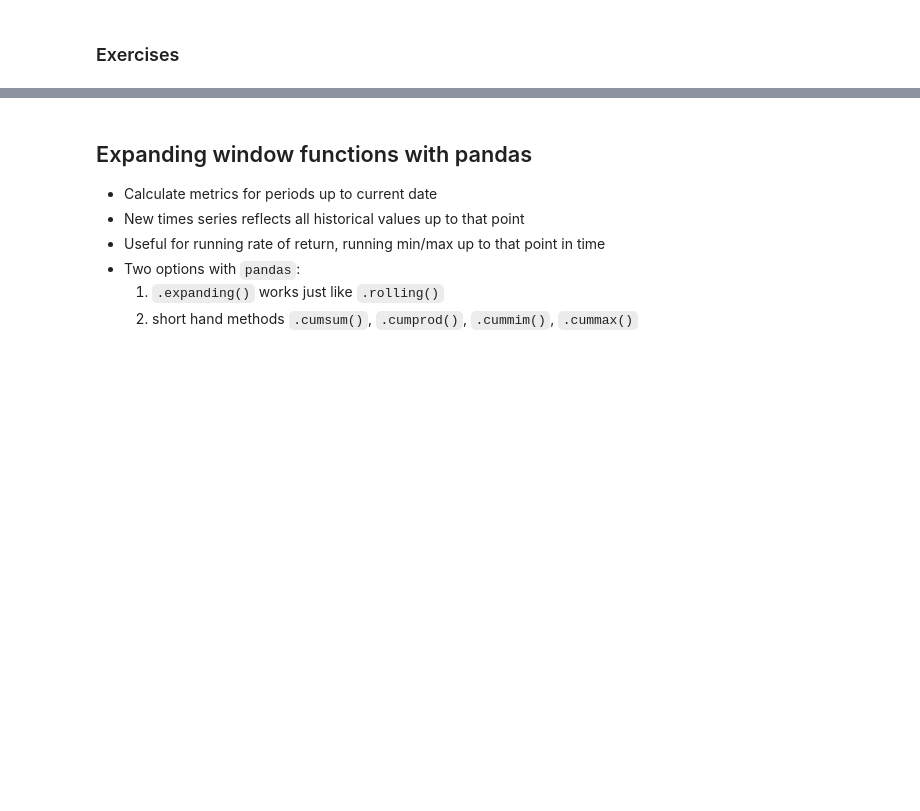
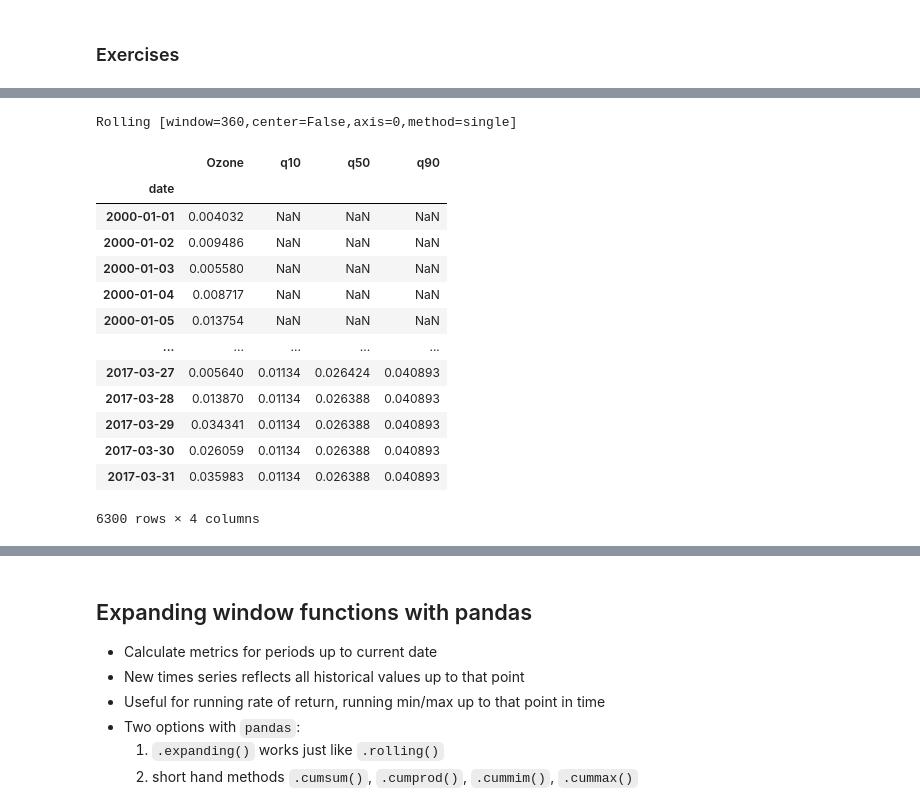
Before and after one commit to PaulToronto/DataCamp_TimeSeries, a Jupyter notebook: 03_Window_Functions_Rolling_and_Expanding_Metrics.ipynb, the cells around one changed output, grey strips where cells are left out. Drawn from its saved outputs; the diff is of its cells as text; code cells hidden in the pictures; blank space fills up the shorter version.

```diff
--- a/03_Window_Functions_Rolling_and_Expanding_Metrics.ipynb
+++ b/03_Window_Functions_Rolling_and_Expanding_Metrics.ipynb
@@ -229,0 +353,26 @@ pd.concat([q10, median, q90], axis=1).plot();
+# %%
+rolling = data['Ozone'].rolling(360)
+rolling
+# %% [output]
+Rolling [window=360,center=False,axis=0,method=single]
+# %%
+data['q10'] = rolling.quantile(0.1)
+data['q50'] = rolling.median()
+data['q90'] = rolling.quantile(0.9)
+
+data
+# %% [output]
+|  | Ozone | q10 | q50 | q90 |
+| date |  |  |  |  |
+| 2000-01-01 | 0.004032 | NaN | NaN | NaN |
+| 2000-01-02 | 0.009486 | NaN | NaN | NaN |
+| 2000-01-03 | 0.005580 | NaN | NaN | NaN |
+| 2000-01-04 | 0.008717 | NaN | NaN | NaN |
+| 2000-01-05 | 0.013754 | NaN | NaN | NaN |
+| ... | ... | ... | ... | ... |
+| 2017-03-27 | 0.005640 | 0.01134 | 0.026424 | 0.040893 |
+| 2017-03-28 | 0.013870 | 0.01134 | 0.026388 | 0.040893 |
+| 2017-03-29 | 0.034341 | 0.01134 | 0.026388 | 0.040893 |
+| 2017-03-30 | 0.026059 | 0.01134 | 0.026388 | 0.040893 |
+| 2017-03-31 | 0.035983 | 0.01134 | 0.026388 | 0.040893 |
+6300 rows × 4 columns
```
Also changed, not shown: parts of 13 cells of this notebook.
